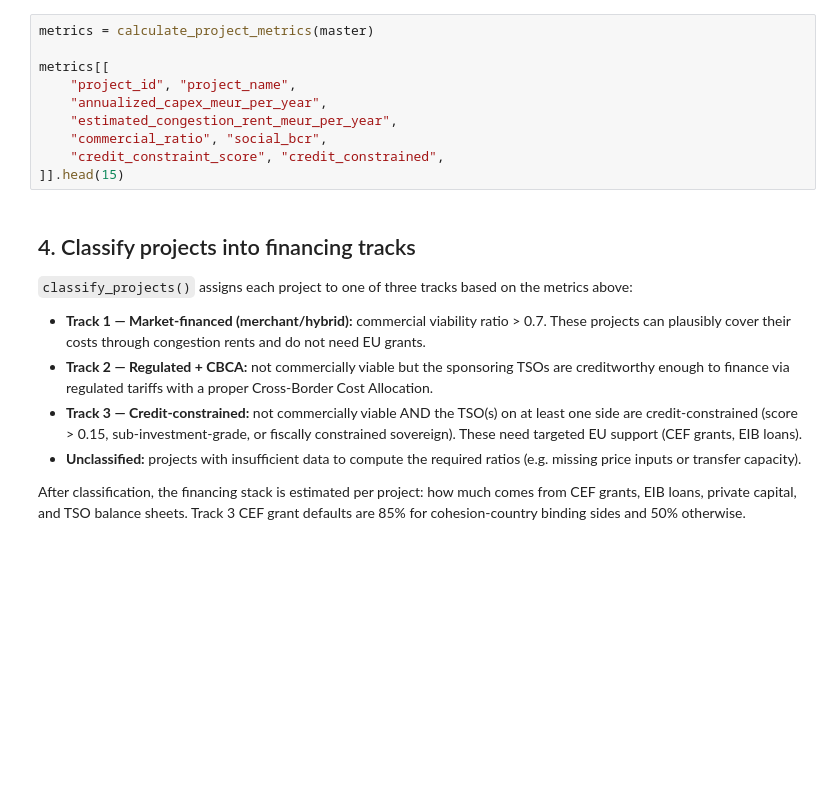
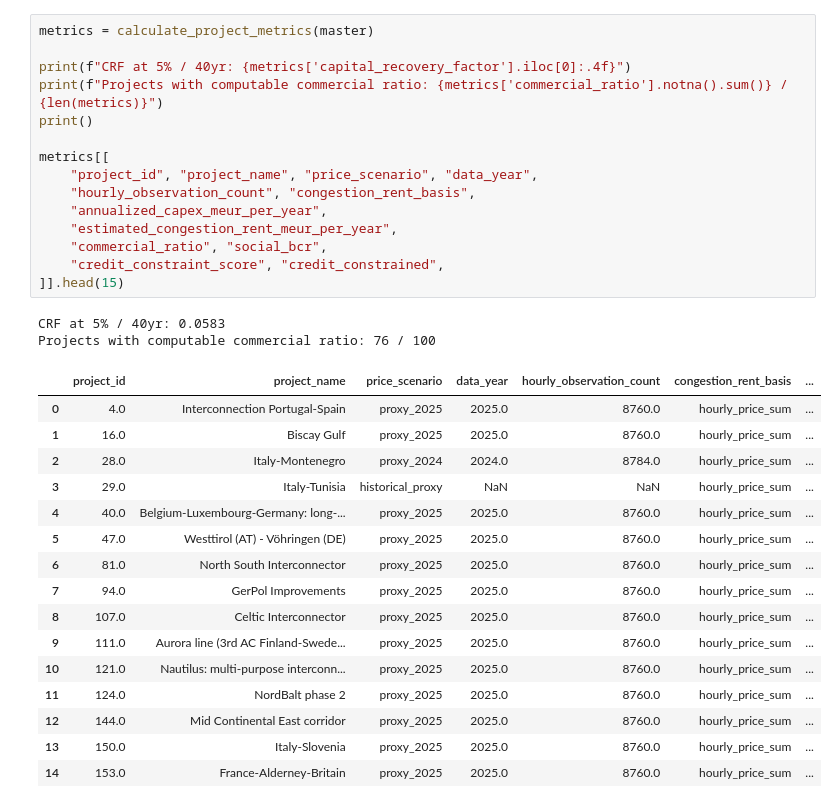
Before and after one commit to lucas-vivier/GridFinancing, a Jupyter notebook: notebooks/financing_triage.ipynb, the cells around one changed output. Cells and saved outputs as stored; diff of their text form; blank space fills up the shorter version.

Commit message:
feat: use hourly price scenarios in financing triage

```diff
--- a/notebooks/financing_triage.ipynb
+++ b/notebooks/financing_triage.ipynb
@@ -99,21 +246,34 @@ master[[
 # %%
 metrics = calculate_project_metrics(master)
 
+print(f"CRF at 5% / 40yr: {metrics['capital_recovery_factor'].iloc[0]:.4f}")
+print(f"Projects with computable commercial ratio: {metrics['commercial_ratio'].notna().sum()} / {len(metrics)}")
+print()
+
 metrics[[
-    "project_id", "project_name",
+    "project_id", "project_name", "price_scenario", "data_year",
+    "hourly_observation_count", "congestion_rent_basis",
     "annualized_capex_meur_per_year",
     "estimated_congestion_rent_meur_per_year",
     "commercial_ratio", "social_bcr",
     "credit_constraint_score", "credit_constrained",
 ]].head(15)
+# %% [output]
+CRF at 5% / 40yr: 0.0583
+Projects with computable commercial ratio: 76 / 100
+|  | project_id | project_name | price_scenario | data_year | hourly_observation_count | congestion_rent_basis | ... |
+| 0 | 4.0 | Interconnection Portugal-Spain | proxy_2025 | 2025.0 | 8760.0 | hourly_price_sum | ... |
+| 1 | 16.0 | Biscay Gulf | proxy_2025 | 2025.0 | 8760.0 | hourly_price_sum | ... |
+| 2 | 28.0 | Italy-Montenegro | proxy_2024 | 2024.0 | 8784.0 | hourly_price_sum | ... |
+| 3 | 29.0 | Italy-Tunisia | historical_proxy | NaN | NaN | hourly_price_sum | ... |
+| 4 | 40.0 | Belgium-Luxembourg-Germany: long-... | proxy_2025 | 2025.0 | 8760.0 | hourly_price_sum | ... |
+| 5 | 47.0 | Westtirol (AT) - Vöhringen (DE) | proxy_2025 | 2025.0 | 8760.0 | hourly_price_sum | ... |
+| 6 | 81.0 | North South Interconnector | proxy_2025 | 2025.0 | 8760.0 | hourly_price_sum | ... |
+| 7 | 94.0 | GerPol Improvements | proxy_2025 | 2025.0 | 8760.0 | hourly_price_sum | ... |
+| 8 | 107.0 | Celtic Interconnector | proxy_2025 | 2025.0 | 8760.0 | hourly_price_sum | ... |
+| 9 | 111.0 | Aurora line (3rd AC Finland-Swede... | proxy_2025 | 2025.0 | 8760.0 | hourly_price_sum | ... |
+| 10 | 121.0 | Nautilus: multi-purpose interconn... | proxy_2025 | 2025.0 | 8760.0 | hourly_price_sum | ... |
+| 11 | 124.0 | NordBalt phase 2 | proxy_2025 | 2025.0 | 8760.0 | hourly_price_sum | ... |
+| 12 | 144.0 | Mid Continental East corridor | proxy_2025 | 2025.0 | 8760.0 | hourly_price_sum | ... |
+| 13 | 150.0 | Italy-Slovenia | proxy_2025 | 2025.0 | 8760.0 | hourly_price_sum | ... |
+| 14 | 153.0 | France-Alderney-Britain | proxy_2025 | 2025.0 | 8760.0 | hourly_price_sum | ... |
-# %% [markdown]
-## 4. Classify projects into financing tracks
-
-`classify_projects()` assigns each project to one of three tracks based on the metrics above:
-
-- **Track 1 — Market-financed (merchant/hybrid):** commercial viability ratio > 0.7. These projects can plausibly cover their costs through congestion rents and do not need EU grants.
-- **Track 2 — Regulated + CBCA:** not commercially viable but the sponsoring TSOs are creditworthy enough to finance via regulated tariffs with a proper Cross-Border Cost Allocation.
-- **Track 3 — Credit-constrained:** not commercially viable AND the TSO(s) on at least one side are credit-constrained (score > 0.15, sub-investment-grade, or fiscally constrained sovereign). These need targeted EU support (CEF grants, EIB loans).
-- **Unclassified:** projects with insufficient data to compute the required ratios (e.g. missing price inputs or transfer capacity).
-
-After classification, the financing stack is estimated per project: how much comes from CEF grants, EIB loans, private capital, and TSO balance sheets. Track 3 CEF grant defaults are 85% for cohesion-country binding sides and 50% otherwise.
```
Also changed, not shown: parts of 32 cells of this notebook, 4 other files.
